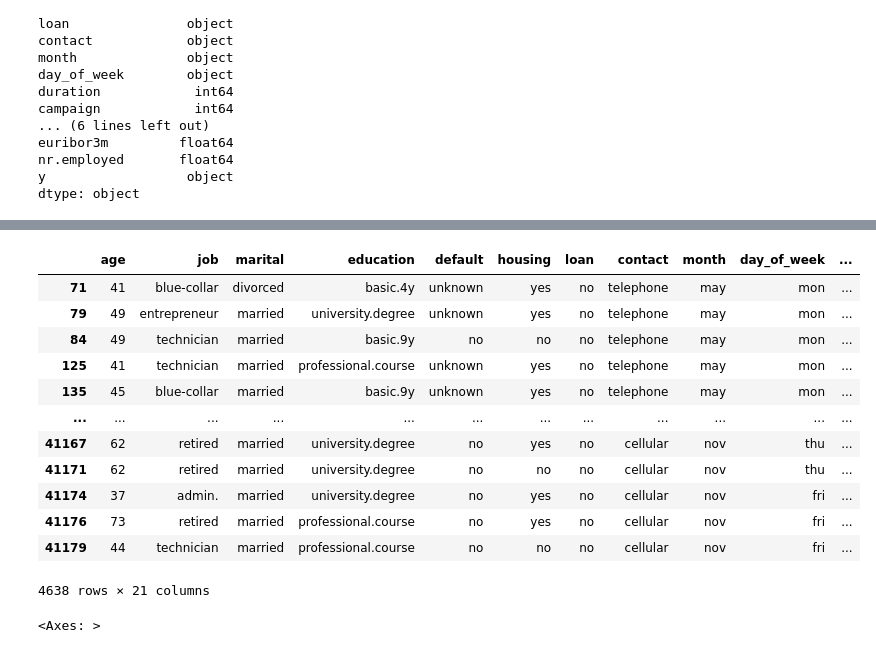
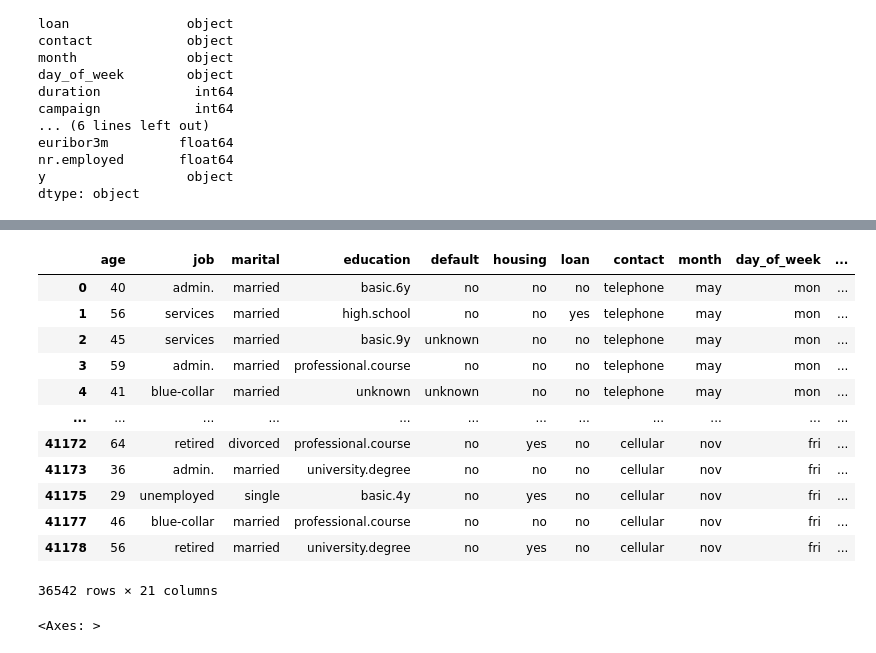
Before and after one commit to neeschal00/exploratory-data-analysis, a Jupyter notebook: eda.ipynb, the cells around one changed output, grey strips where cells are left out. Cells and saved outputs as stored; diff of their text form; code cells hidden in the pictures.

```diff
--- a/eda.ipynb
+++ b/eda.ipynb
@@ -202,19 +240,19 @@ dtype: object
 # %%
-tele_df[tele_df["y"] == "yes"]
+tele_df[tele_df["y"] == "no"]
 # %% [output]
 |  | age | job | marital | education | default | housing | loan | contact | month | day_of_week | ... |
-| 71 | 41 | blue-collar | divorced | basic.4y | unknown | yes | no | telephone | may | mon | ... |
-| 79 | 49 | entrepreneur | married | university.degree | unknown | yes | no | telephone | may | mon | ... |
-| 84 | 49 | technician | married | basic.9y | no | no | no | telephone | may | mon | ... |
-| 125 | 41 | technician | married | professional.course | unknown | yes | no | telephone | may | mon | ... |
-| 135 | 45 | blue-collar | married | basic.9y | unknown | yes | no | telephone | may | mon | ... |
+| 0 | 40 | admin. | married | basic.6y | no | no | no | telephone | may | mon | ... |
+| 1 | 56 | services | married | high.school | no | no | yes | telephone | may | mon | ... |
+| 2 | 45 | services | married | basic.9y | unknown | no | no | telephone | may | mon | ... |
+| 3 | 59 | admin. | married | professional.course | no | no | no | telephone | may | mon | ... |
+| 4 | 41 | blue-collar | married | unknown | unknown | no | no | telephone | may | mon | ... |
 | ... | ... | ... | ... | ... | ... | ... | ... | ... | ... | ... | ... |
-| 41167 | 62 | retired | married | university.degree | no | yes | no | cellular | nov | thu | ... |
-| 41171 | 62 | retired | married | university.degree | no | no | no | cellular | nov | thu | ... |
-| 41174 | 37 | admin. | married | university.degree | no | yes | no | cellular | nov | fri | ... |
-| 41176 | 73 | retired | married | professional.course | no | yes | no | cellular | nov | fri | ... |
-| 41179 | 44 | technician | married | professional.course | no | no | no | cellular | nov | fri | ... |
+| 41172 | 64 | retired | divorced | professional.course | no | yes | no | cellular | nov | fri | ... |
+| 41173 | 36 | admin. | married | university.degree | no | no | no | cellular | nov | fri | ... |
+| 41175 | 29 | unemployed | single | basic.4y | no | yes | no | cellular | nov | fri | ... |
+| 41177 | 46 | blue-collar | married | professional.course | no | no | no | cellular | nov | fri | ... |
+| 41178 | 56 | retired | married | university.degree | no | yes | no | cellular | nov | fri | ... |
-4638 rows × 21 columns
+36542 rows × 21 columns
 # %%
 tele_df[['cons.price.idx']].boxplot()
 # %% [output]
```
Also changed, not shown: parts of 7 cells of this notebook.
